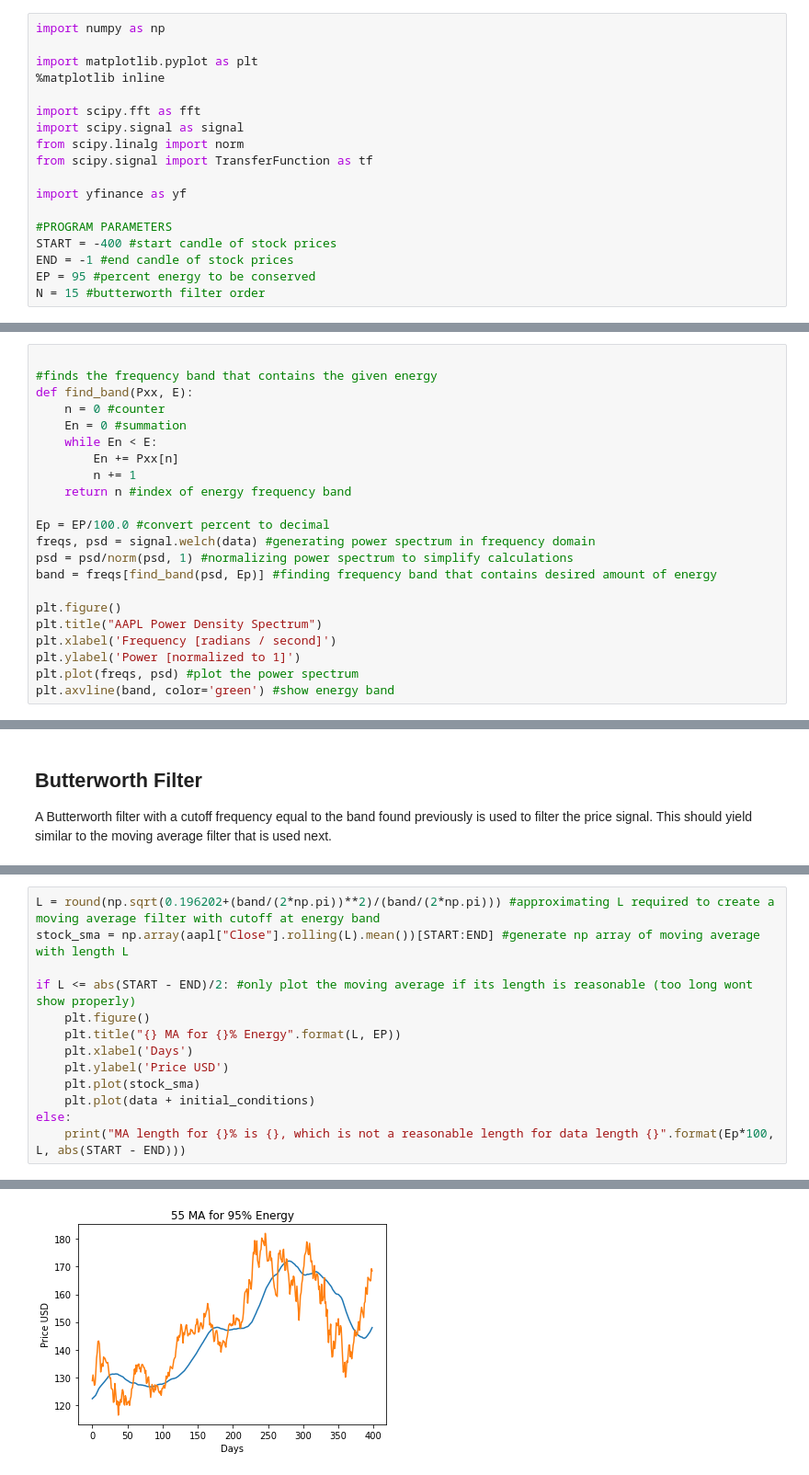
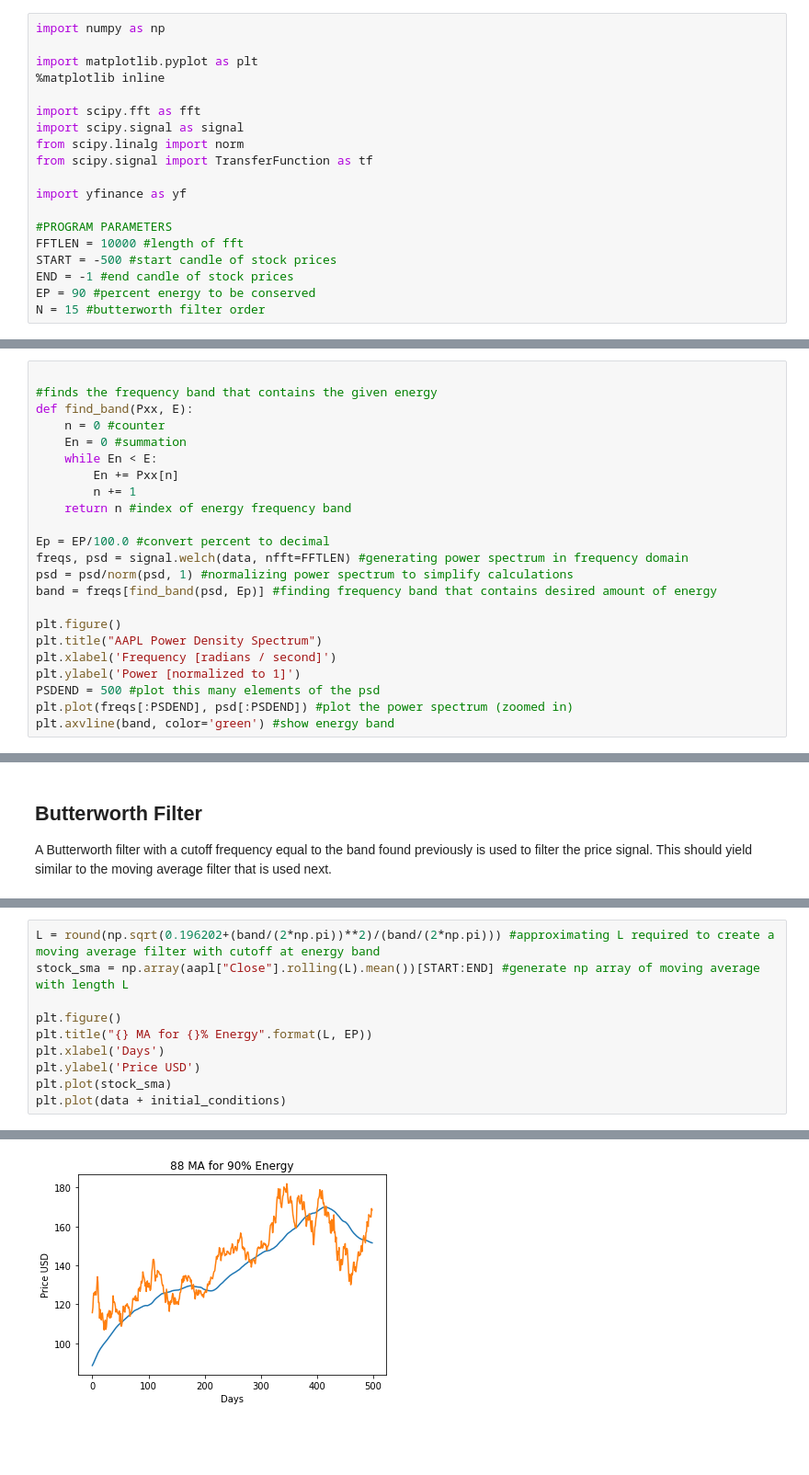
Before and after one commit to yassinkortam/ma_analysis, a Jupyter notebook: ma_analysis.ipynb, the cells around one changed output, grey strips where cells are left out. Shown: that part at 92% size. Saved outputs shown, nothing was run; the diff lists cells and outputs as text; blank space fills up the shorter version.

```diff
--- a/ma_analysis.ipynb
+++ b/ma_analysis.ipynb
@@ -16,9 +16,10 @@ from scipy.signal import TransferFunction as tf
 import yfinance as yf
 
 #PROGRAM PARAMETERS
-START = -400 #start candle of stock prices
+FFTLEN = 10000 #length of fft
+START = -500 #start candle of stock prices
 END = -1 #end candle of stock prices
-EP = 95 #percent energy to be conserved
+EP = 90 #percent energy to be conserved
 N = 15 #butterworth filter order
 # %% [markdown]
 ## Loading Data
@@ -58,7 +61,7 @@ def find_band(Pxx, E):
     return n #index of energy frequency band
 
 Ep = EP/100.0 #convert percent to decimal
-freqs, psd = signal.welch(data) #generating power spectrum in frequency domain
+freqs, psd = signal.welch(data, nfft=FFTLEN) #generating power spectrum in frequency domain
 psd = psd/norm(psd, 1) #normalizing power spectrum to simplify calculations
 band = freqs[find_band(psd, Ep)] #finding frequency band that contains desired amount of energy
 
@@ -66,7 +69,8 @@ plt.figure()
 plt.title("AAPL Power Density Spectrum")
 plt.xlabel('Frequency [radians / second]')
 plt.ylabel('Power [normalized to 1]')
-plt.plot(freqs, psd) #plot the power spectrum
+PSDEND = 500 #plot this many elements of the psd
+plt.plot(freqs[:PSDEND], psd[:PSDEND]) #plot the power spectrum (zoomed in)
 plt.axvline(band, color='green') #show energy band
 # %% [output]
 <matplotlib.lines.Line2D at 0x...>
@@ -111,13 +115,10 @@ A moving average filter with a cutoff frequency equivalent to the band found ear
 L = round(np.sqrt(0.196202+(band/(2*np.pi))**2)/(band/(2*np.pi))) #approximating L required to create a moving average filter with cutoff at energy band
 stock_sma = np.array(aapl["Close"].rolling(L).mean())[START:END] #generate np array of moving average with length L
 
-if L <= abs(START - END)/2: #only plot the moving average if its length is reasonable (too long wont show properly)
-    plt.figure()
-    plt.title("{} MA for {}% Energy".format(L, EP))
-    plt.xlabel('Days')
-    plt.ylabel('Price USD')
-    plt.plot(stock_sma)
-    plt.plot(data + initial_conditions)
-else:
-    print("MA length for {}% is {}, which is not a reasonable length for data length {}".format(Ep*100, L, abs(START - END)))
+plt.figure()
+plt.title("{} MA for {}% Energy".format(L, EP))
+plt.xlabel('Days')
+plt.ylabel('Price USD')
+plt.plot(stock_sma)
+plt.plot(data + initial_conditions)
 # %% [output]
@@ -124 +126 @@ else:
-[figure, old version]
+[figure, new version]
```
Also changed, not shown: parts of 6 cells of this notebook.
